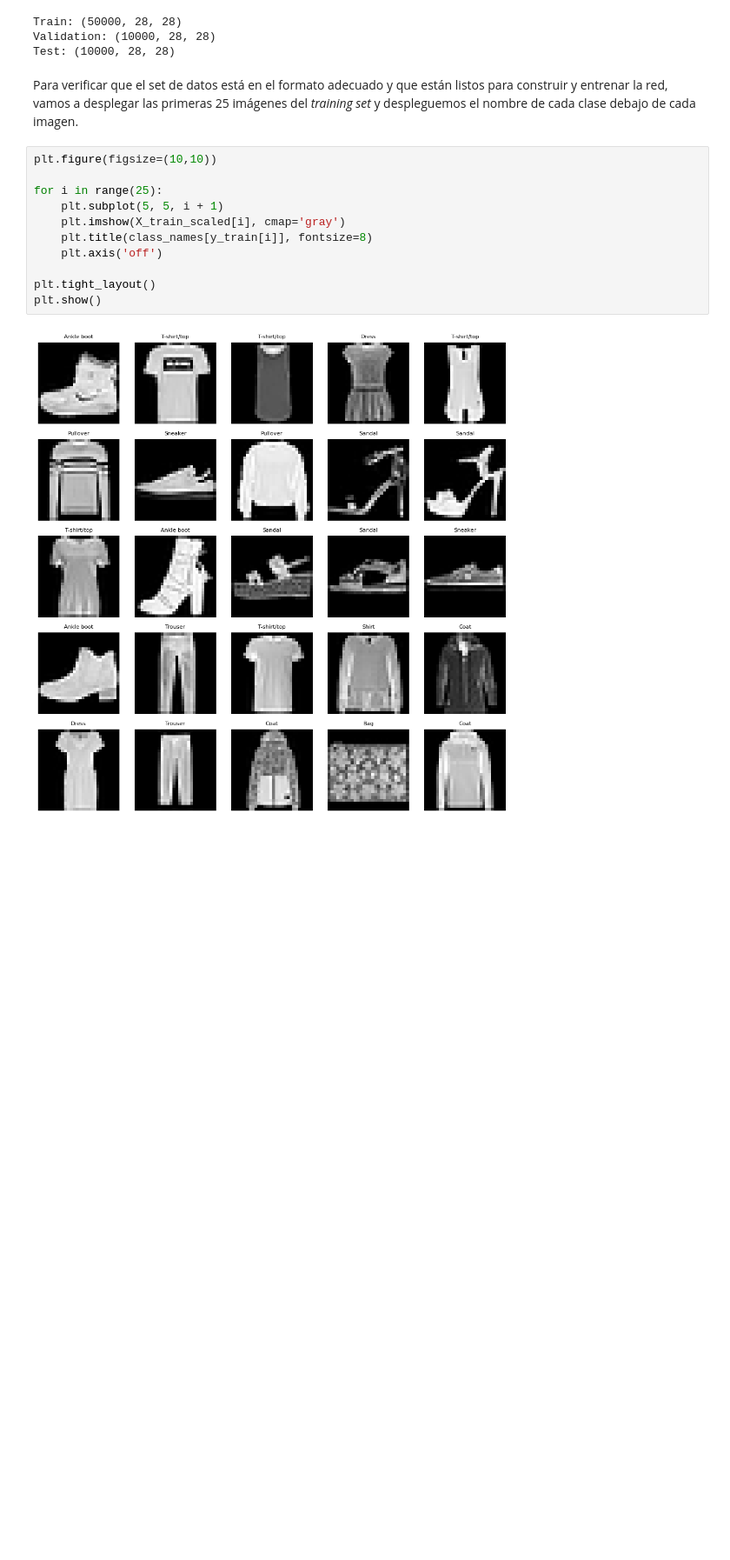
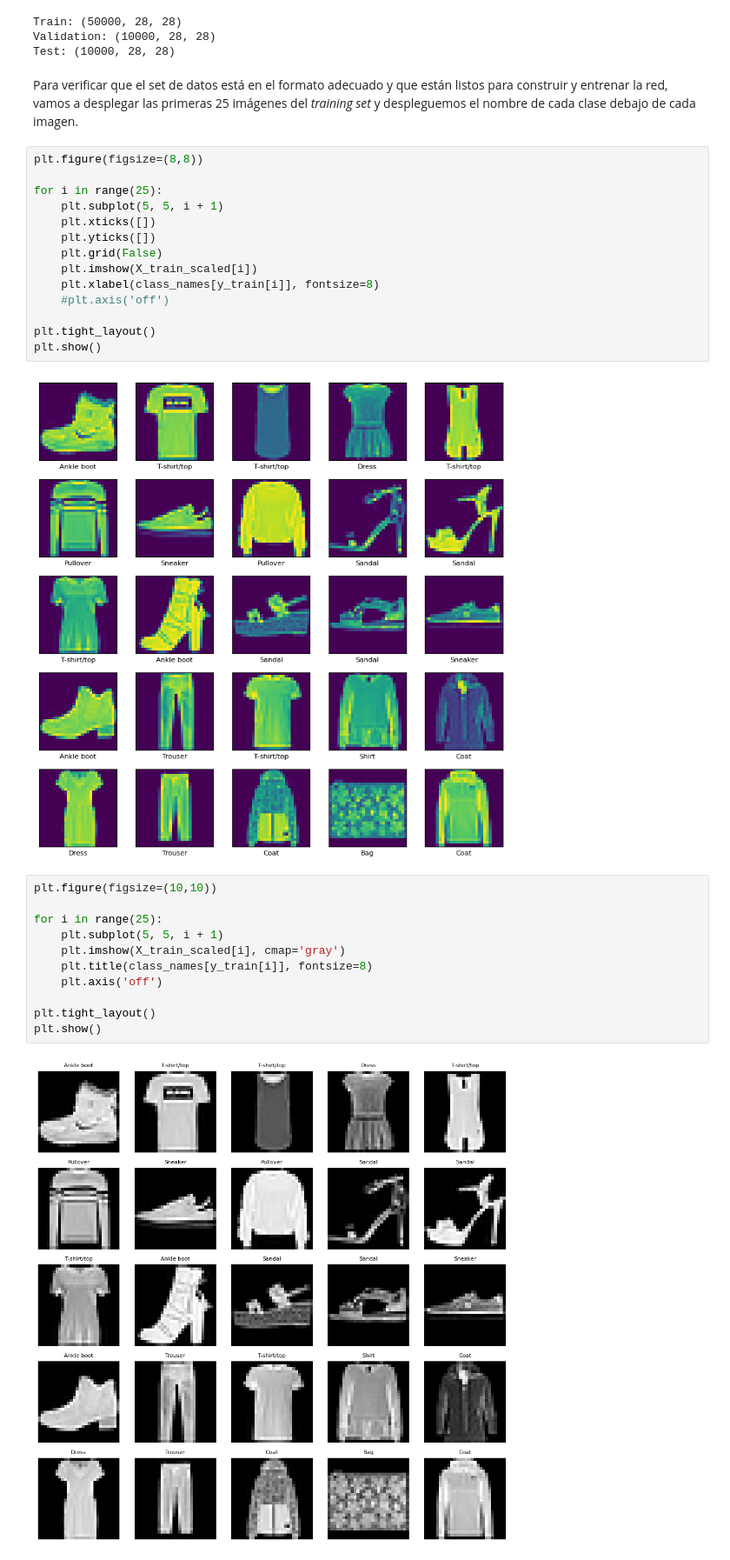
Before and after one commit to irenetite/2026-02-BILBAO-FT-Data-Science, a Jupyter notebook: 3-Machine_Learning/3-Deep_Learning/1-Intro Deep Learning/ejercicios/irene_Deep Learning classification.ipynb, the cells around one changed output. Shown at 87% size. Cells and saved outputs as stored; diff of their text form; blank space fills up the shorter version.

```diff
--- a/3-Machine_Learning/3-Deep_Learning/1-Intro Deep Learning/ejercicios/irene_Deep Learning classification.ipynb
+++ b/3-Machine_Learning/3-Deep_Learning/1-Intro Deep Learning/ejercicios/irene_Deep Learning classification.ipynb
@@ -188,6 +192,22 @@ Validation: (10000, 28, 28)
 Test: (10000, 28, 28)
 # %% [markdown]
 Para verificar que el set de datos está en el formato adecuado y que están listos para construir y entrenar la red, vamos a desplegar las primeras 25 imágenes del *training set* y despleguemos el nombre de cada clase debajo de cada imagen.
+# %%
+plt.figure(figsize=(8,8))
+
+for i in range(25):
+    plt.subplot(5, 5, i + 1)
+    plt.xticks([])
+    plt.yticks([])
+    plt.grid(False)
+    plt.imshow(X_train_scaled[i])
+    plt.xlabel(class_names[y_train[i]], fontsize=8)
+    #plt.axis('off')
+
+plt.tight_layout()
+plt.show()
+# %% [output]
+[figure, added]
 # %%
 plt.figure(figsize=(10,10))
 
```
Also changed, not shown: parts of 9 cells of this notebook, 5 other files.
